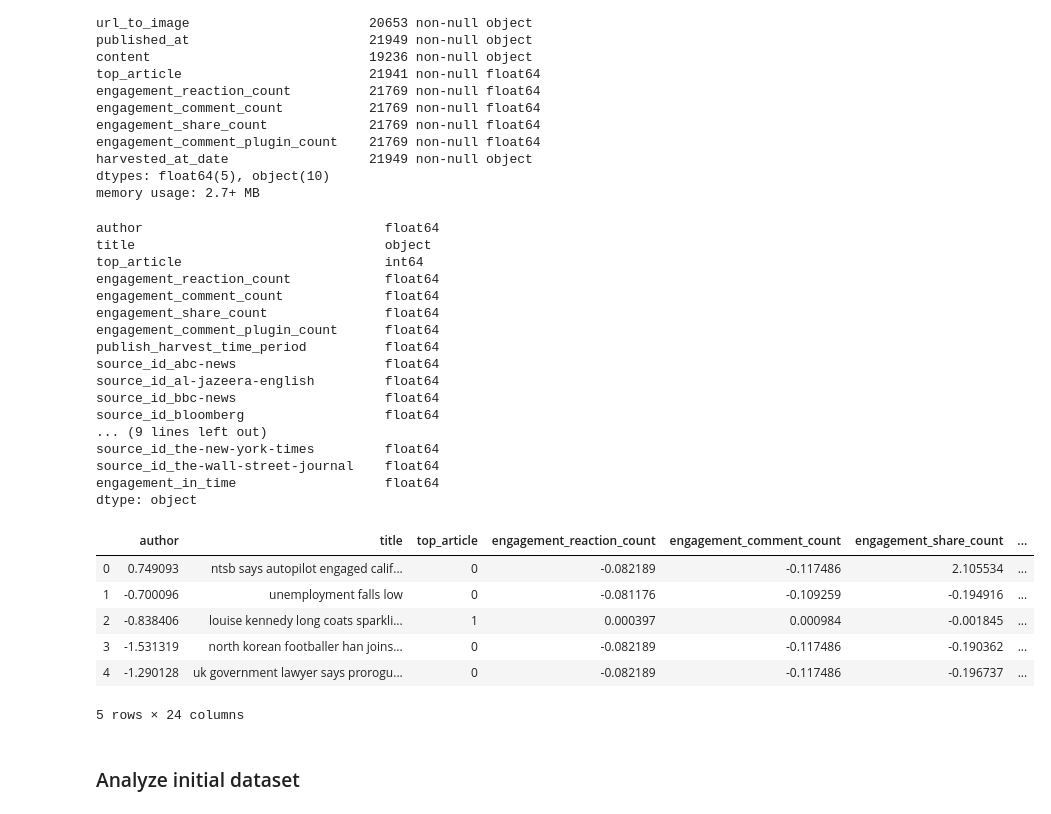
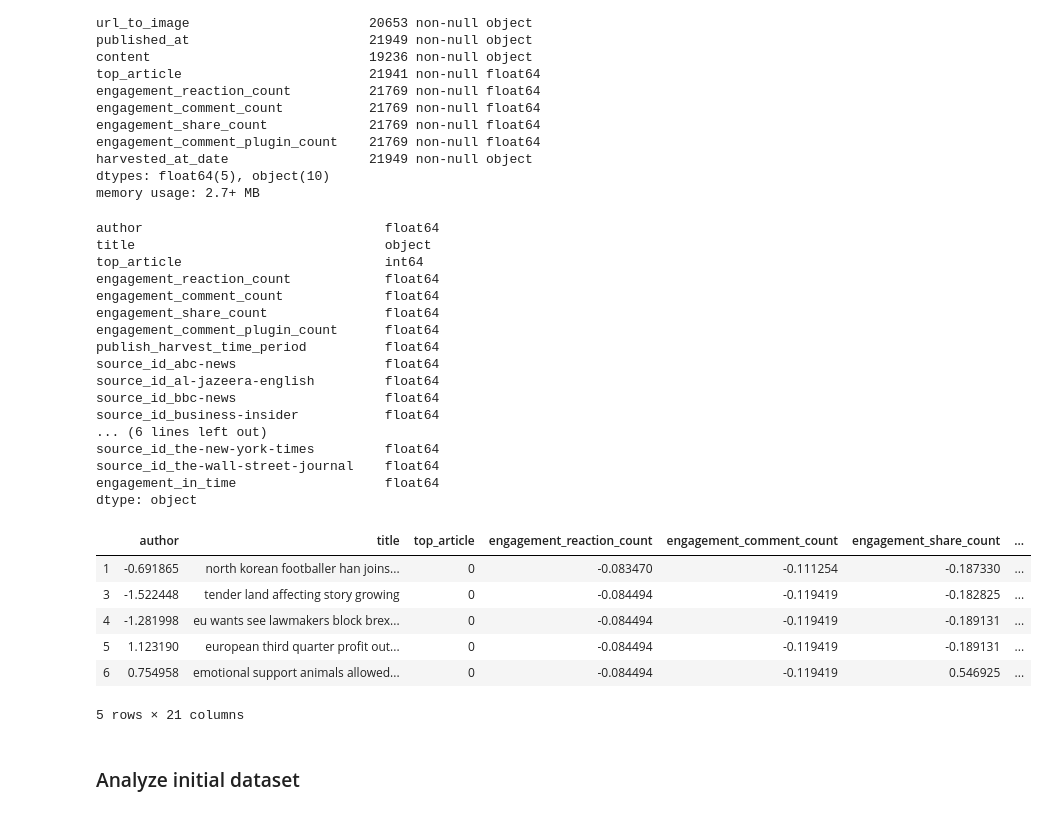
Before and after one commit to sleter/article_analysis, a Jupyter notebook: DataAnalysis/Visualizing Data Analysis.ipynb, the cells around one changed output. Saved outputs shown, nothing was run; the diff lists cells and outputs as text; code cells hidden in the pictures.

```diff
--- a/DataAnalysis/Visualizing Data Analysis.ipynb
+++ b/DataAnalysis/Visualizing Data Analysis.ipynb
@@ -39,34 +39,34 @@ harvested_at_date                  21949 non-null object
 dtypes: float64(5), object(10)
 memory usage: 2.7+ MB
 # %%
-preprocessed_samples = pd.read_csv("../Data/PreprocessedData/data_19016_lstm_samples_2019-11-10_21:49:27.csv", index_col=0)
+preprocessed_samples = pd.read_csv("../Data/PreprocessedData/data_16533_lstm_samples_2019-12-10_10_41_58.csv", index_col=0)
 print(preprocessed_samples.dtypes)
 preprocessed_samples.head(5)
 # %% [output]
 author                               float64
 title                                object
 top_article                          int64
 engagement_reaction_count            float64
 engagement_comment_count             float64
 engagement_share_count               float64
 engagement_comment_plugin_count      float64
 publish_harvest_time_period          float64
 source_id_abc-news                   float64
 source_id_al-jazeera-english         float64
 source_id_bbc-news                   float64
-source_id_bloomberg                  float64
-... (9 lines left out)
+source_id_business-insider           float64
+... (6 lines left out)
 source_id_the-new-york-times         float64
 source_id_the-wall-street-journal    float64
 engagement_in_time                   float64
 dtype: object
 |  | author | title | top_article | engagement_reaction_count | engagement_comment_count | engagement_share_count | ... |
-| 0 | 0.749093 | ntsb says autopilot engaged calif... | 0 | -0.082189 | -0.117486 | 2.105534 | ... |
-| 1 | -0.700096 | unemployment falls low | 0 | -0.081176 | -0.109259 | -0.194916 | ... |
-| 2 | -0.838406 | louise kennedy long coats sparkli... | 1 | 0.000397 | 0.000984 | -0.001845 | ... |
-| 3 | -1.531319 | north korean footballer han joins... | 0 | -0.082189 | -0.117486 | -0.190362 | ... |
-| 4 | -1.290128 | uk government lawyer says prorogu... | 0 | -0.082189 | -0.117486 | -0.196737 | ... |
+| 1 | -0.691865 | north korean footballer han joins... | 0 | -0.083470 | -0.111254 | -0.187330 | ... |
+| 3 | -1.522448 | tender land affecting story growing | 0 | -0.084494 | -0.119419 | -0.182825 | ... |
+| 4 | -1.281998 | eu wants see lawmakers block brex... | 0 | -0.084494 | -0.119419 | -0.189131 | ... |
+| 5 | 1.123190 | european third quarter profit out... | 0 | -0.084494 | -0.119419 | -0.189131 | ... |
+| 6 | 0.754958 | emotional support animals allowed... | 0 | -0.084494 | -0.119419 | 0.546925 | ... |
-5 rows × 24 columns
+5 rows × 21 columns
 # %% [markdown]
 ### Analyze initial dataset
 # %% [markdown]
```
Also changed, not shown: parts of 11 cells of this notebook, 4 other files.
